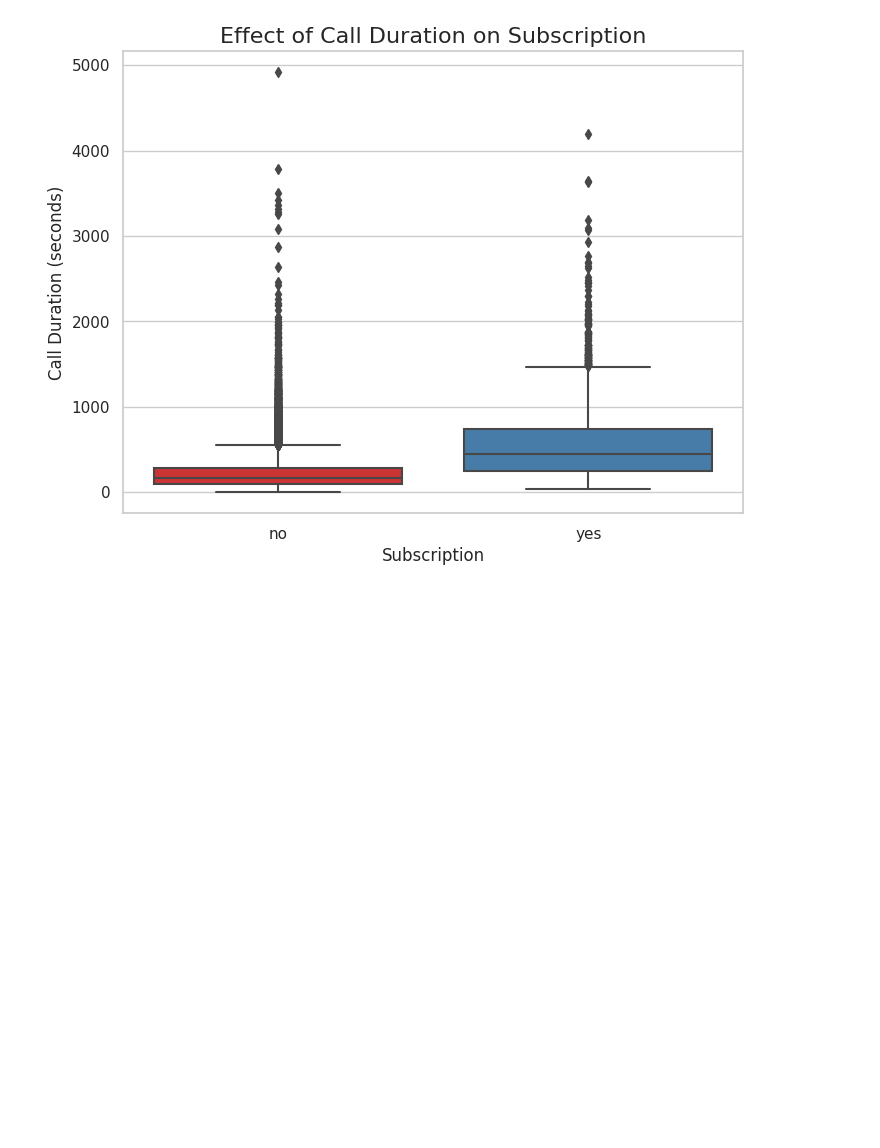
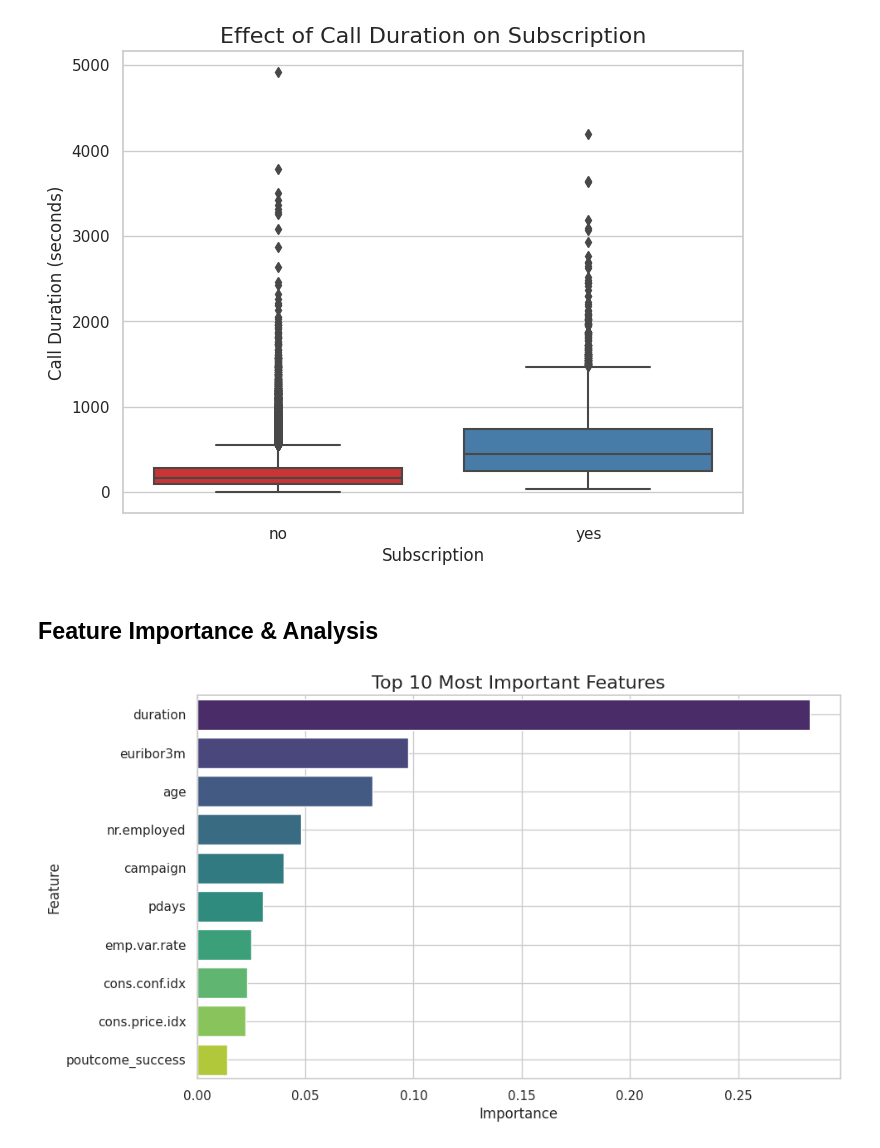
Before and after one commit to melihkurtaran/Bank_Marketing, a Jupyter notebook: TOM_Case.ipynb, the cells around one changed output. Cells and saved outputs as stored; diff of their text form; code cells hidden in the pictures; blank space fills up the shorter version.

```diff
--- a/TOM_Case.ipynb
+++ b/TOM_Case.ipynb
@@ -413,0 +415,2 @@ df
+# %% [markdown]
+## Feature Importance & Analysis
@@ -413,0 +456,11 @@ df
+# %%
+X = df.drop(columns=['y'])  # Features
+y = df['y']  # Target variable
+
+# Perform one-hot encoding for categorical variables
+X_encoded = pd.get_dummies(X, columns=['job', 'marital', 'education', 'default', 'housing',
+                                       'loan', 'contact', 'month', 'day_of_week', 'poutcome'])
+
+plot_feature_importance(X_encoded, y, n_estimators=100, random_state=42, top_n=10)
+# %% [output]
+[figure, added]
```
Also changed, not shown: parts of 29 cells of this notebook.
